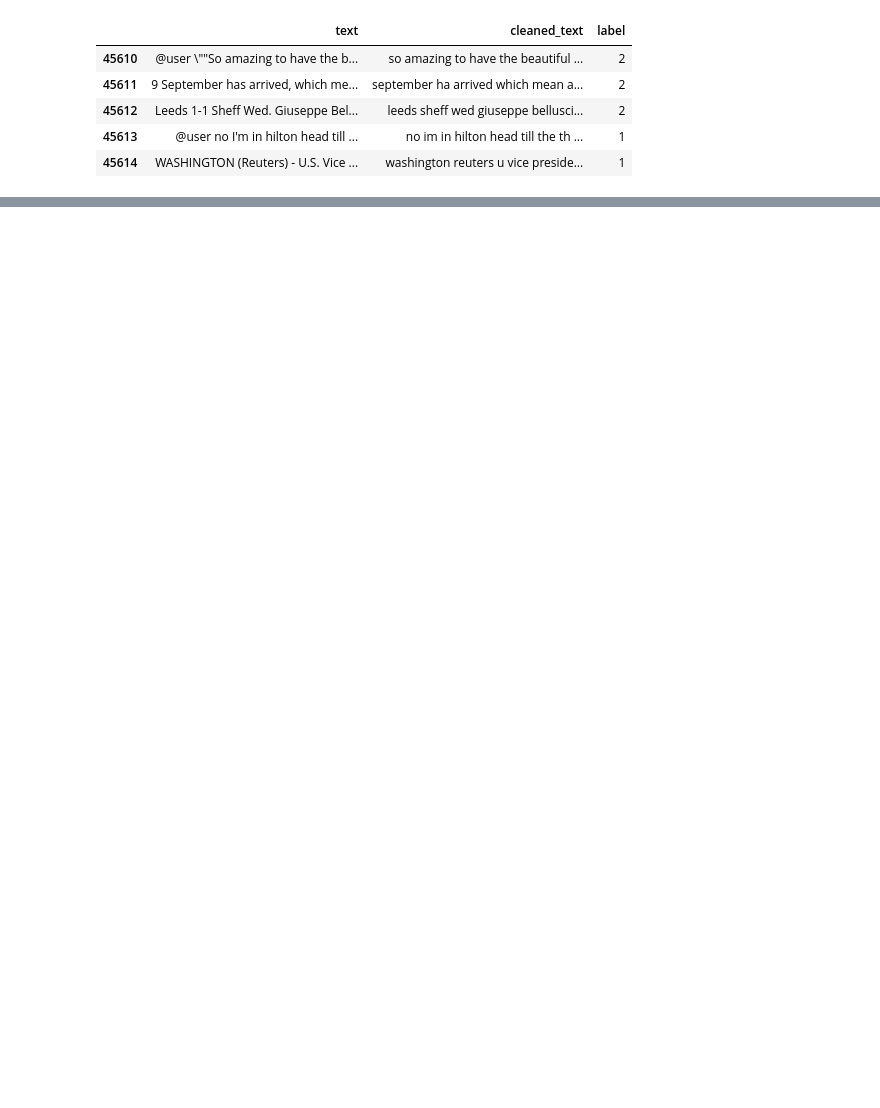
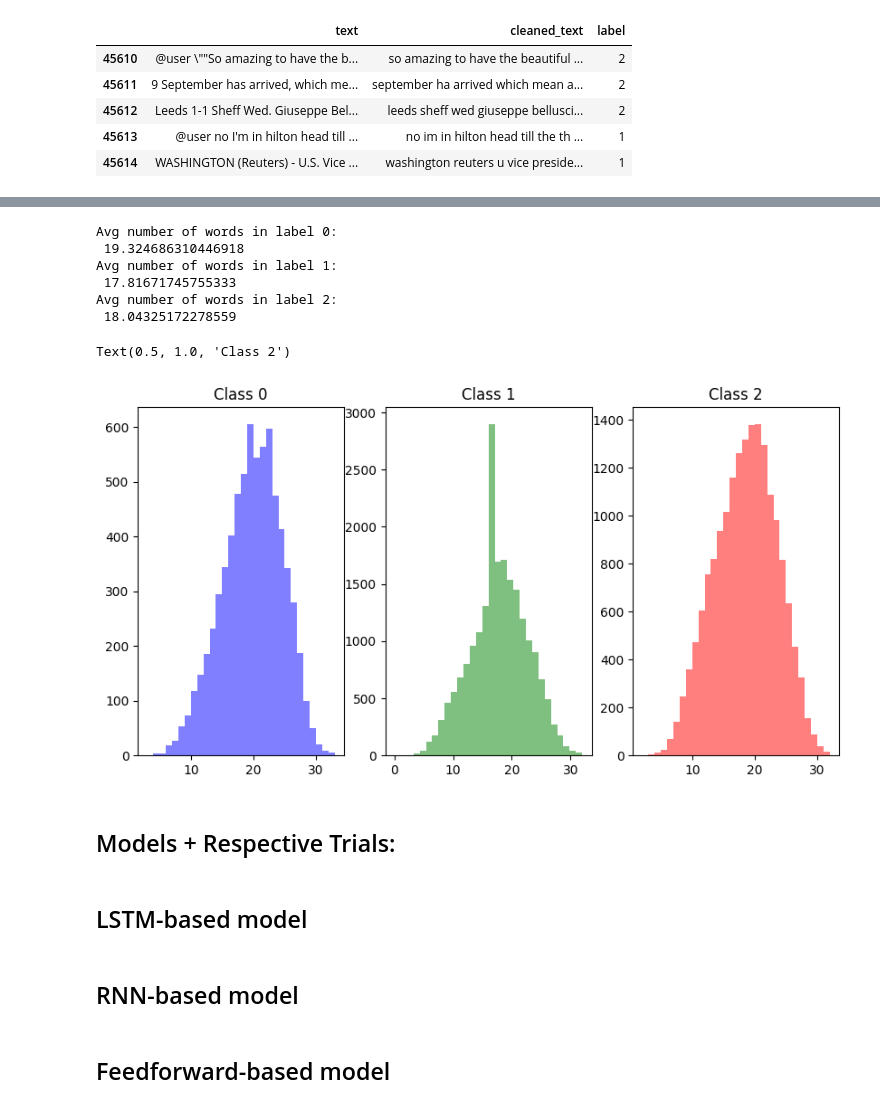
Before and after one commit to Asmaa-Ghanem/sentiment-analysis-nn, a Jupyter notebook: TextPreprocessing.ipynb, the cells around one changed output, grey strips where cells are left out. Cells and saved outputs as stored; diff of their text form; code cells hidden in the pictures; blank space fills up the shorter version.

```diff
--- a/TextPreprocessing.ipynb
+++ b/TextPreprocessing.ipynb
@@ -61,0 +155,34 @@ df[['text', 'cleaned_text', 'label']].tail()
+# %%
+df['word_count'] = df['cleaned_text'].apply(lambda x: len(str(x).split()))
+print(f"Avg number of words in label 0:\n {df[df['label']==0]['word_count'].mean()}")
+print(f"Avg number of words in label 1:\n {df[df['label']==1]['word_count'].mean()}")
+print(f"Avg number of words in label 2:\n {df[df['label']==2]['word_count'].mean()}")
+# %% [output]
+Avg number of words in label 0:
+ 19.324686310446918
+Avg number of words in label 1:
+ 17.81671745755333
+Avg number of words in label 2:
+ 18.04325172278559
+# %%
+fig, (ax1, ax2, ax3) = plt.subplots(1,3, figsize=(10, 5))
+train_words = df[df['label']==0]['word_count']
+ax1.hist(train_words, bins=30, alpha=0.5, color='blue', label='Label 0')
+ax1.set_title('Class 0')
+train_words = df[df['label']==1]['word_count']
+ax2.hist(train_words, bins=30, alpha=0.5, color='green', label='Label 1')
+ax2.set_title('Class 1')
+train_words = df[df['label']==2]['word_count']
+ax3.hist(train_words, bins=30, alpha=0.5, color='red', label='Label 2')
+ax3.set_title('Class 2')
+# %% [output]
+Text(0.5, 1.0, 'Class 2')
+[figure, added]
+# %% [markdown]
+## Models + Respective Trials:
+# %% [markdown]
+## LSTM-based model
+# %% [markdown]
+## RNN-based model
+# %% [markdown]
+## Feedforward-based model
```
Also changed, not shown: parts of 11 cells of this notebook, 1 other file.
